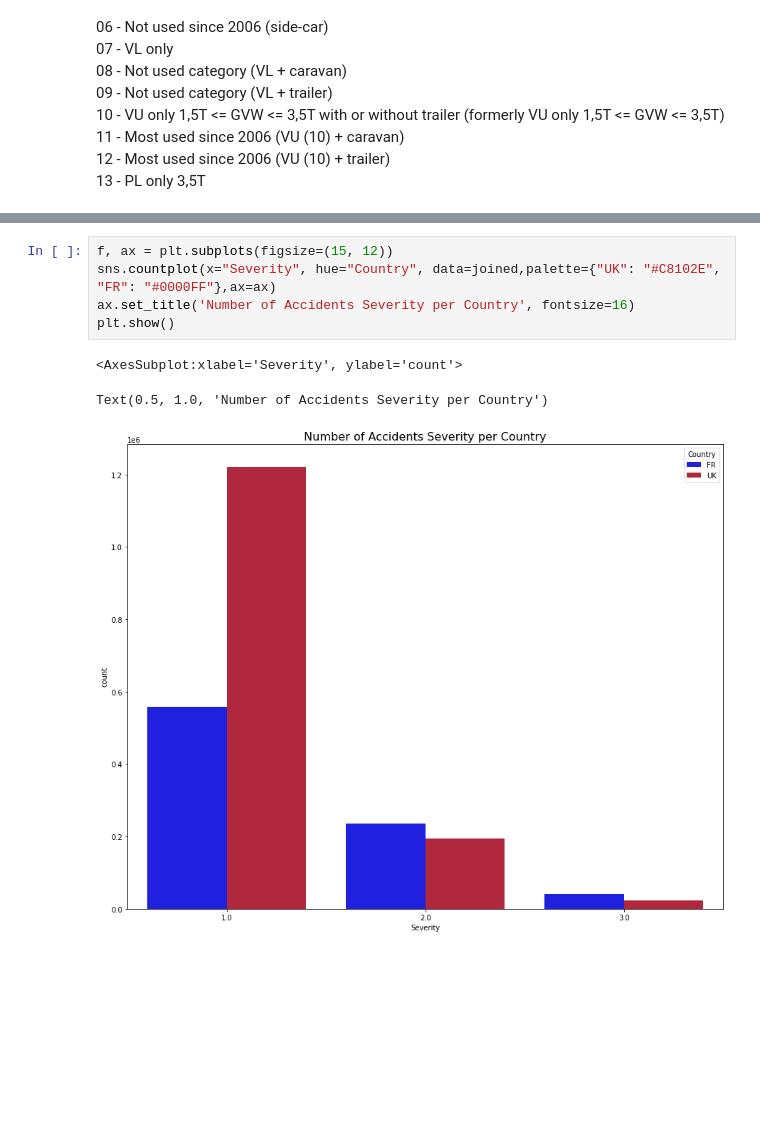
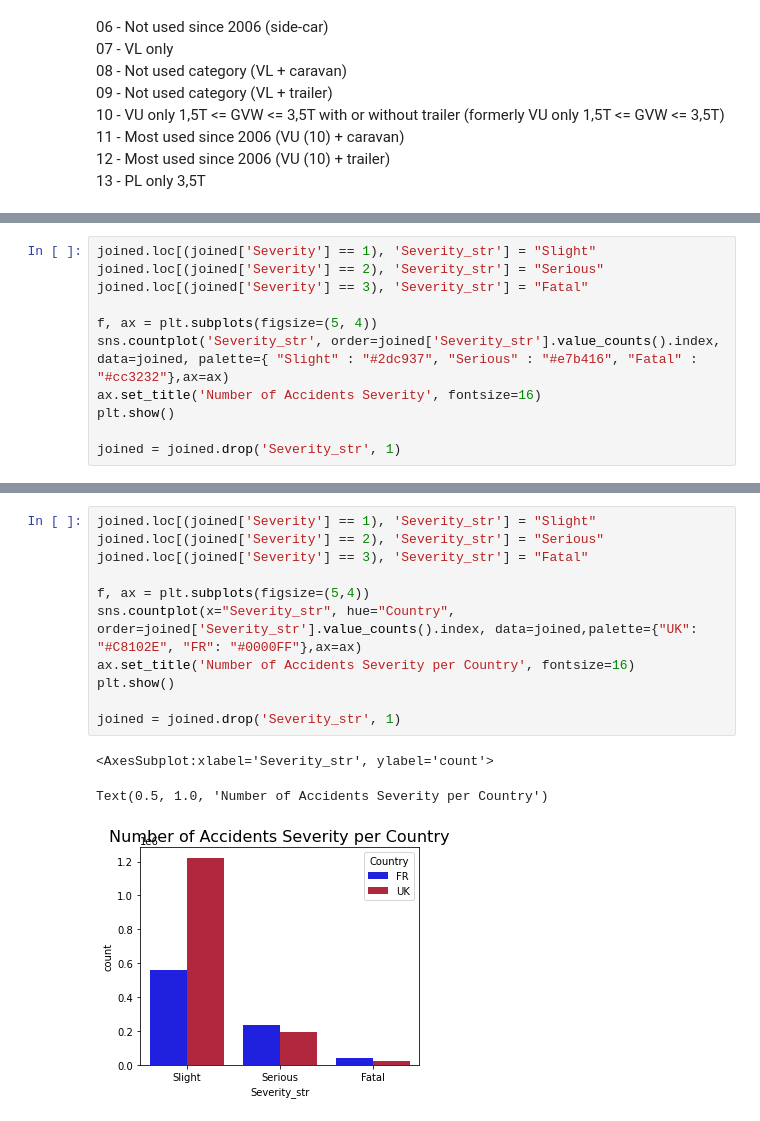
Before and after one commit to JotaCruz20/SGD2, a Jupyter notebook: 2º Projeto.ipynb, the cells around one changed output, grey strips where cells are left out. Cells and saved outputs as stored; diff of their text form; blank space fills up the shorter version.

Commit message:
Questions and Continuing Graphs

```diff
--- a/2º Projeto.ipynb
+++ b/2º Projeto.ipynb
@@ -1100,0 +1192,11 @@ Text(0.5, 1.0, 'Number of Accidents Severity')
+# %%
+joined.loc[(joined['Severity'] == 1), 'Severity_str'] = "Slight"
+joined.loc[(joined['Severity'] == 2), 'Severity_str'] = "Serious"
+joined.loc[(joined['Severity'] == 3), 'Severity_str'] = "Fatal"
+
+f, ax = plt.subplots(figsize=(5, 4))
+sns.countplot('Severity_str', order=joined['Severity_str'].value_counts().index, data=joined, palette={ "Slight" : "#2dc937", "Serious" : "#e7b416", "Fatal" : "#cc3232"},ax=ax)
+ax.set_title('Number of Accidents Severity', fontsize=16)
+plt.show()
+
+joined = joined.drop('Severity_str', 1)
@@ -1101,9 +1207,15 @@ Text(0.5, 1.0, 'Number of Accidents Severity')
 # %%
-f, ax = plt.subplots(figsize=(15, 12))
-sns.countplot(x="Severity", hue="Country", data=joined,palette={"UK": "#C8102E", "FR": "#0000FF"},ax=ax)
+joined.loc[(joined['Severity'] == 1), 'Severity_str'] = "Slight"
+joined.loc[(joined['Severity'] == 2), 'Severity_str'] = "Serious"
+joined.loc[(joined['Severity'] == 3), 'Severity_str'] = "Fatal"
+
+f, ax = plt.subplots(figsize=(5,4))
+sns.countplot(x="Severity_str", hue="Country", order=joined['Severity_str'].value_counts().index, data=joined,palette={"UK": "#C8102E", "FR": "#0000FF"},ax=ax)
 ax.set_title('Number of Accidents Severity per Country', fontsize=16)
 plt.show()
+
+joined = joined.drop('Severity_str', 1)
 # %% [output]
-<AxesSubplot:xlabel='Severity', ylabel='count'>
+<AxesSubplot:xlabel='Severity_str', ylabel='count'>
 Text(0.5, 1.0, 'Number of Accidents Severity per Country')
-[figure, old version]
+[figure, new version]
```
Also changed, not shown: parts of 35 cells of this notebook.
